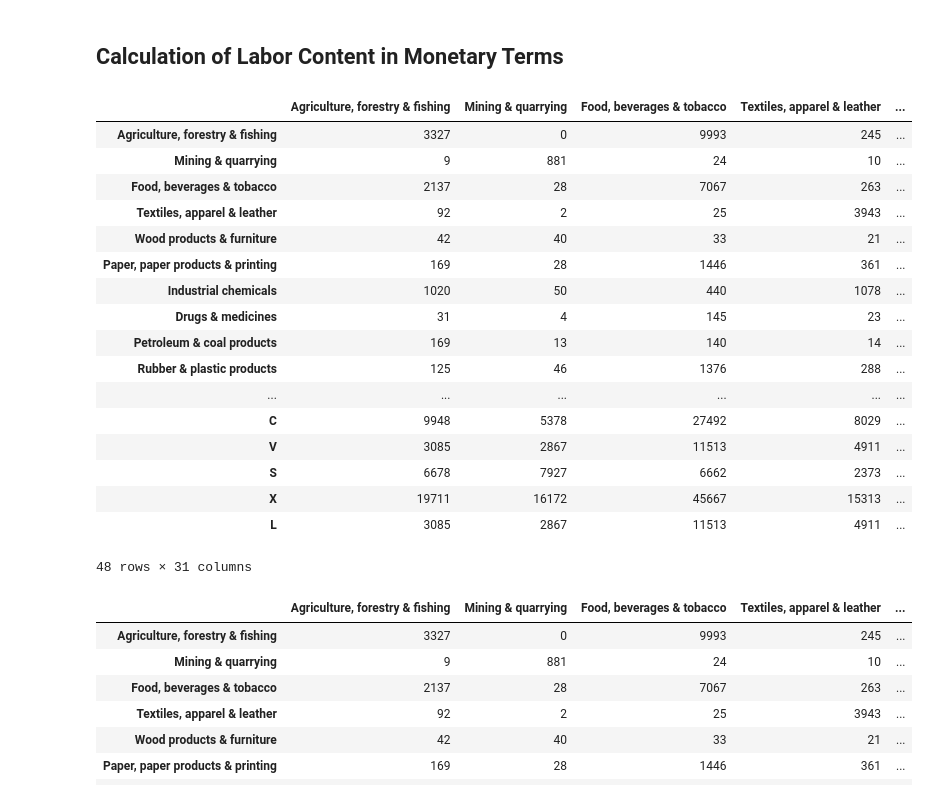
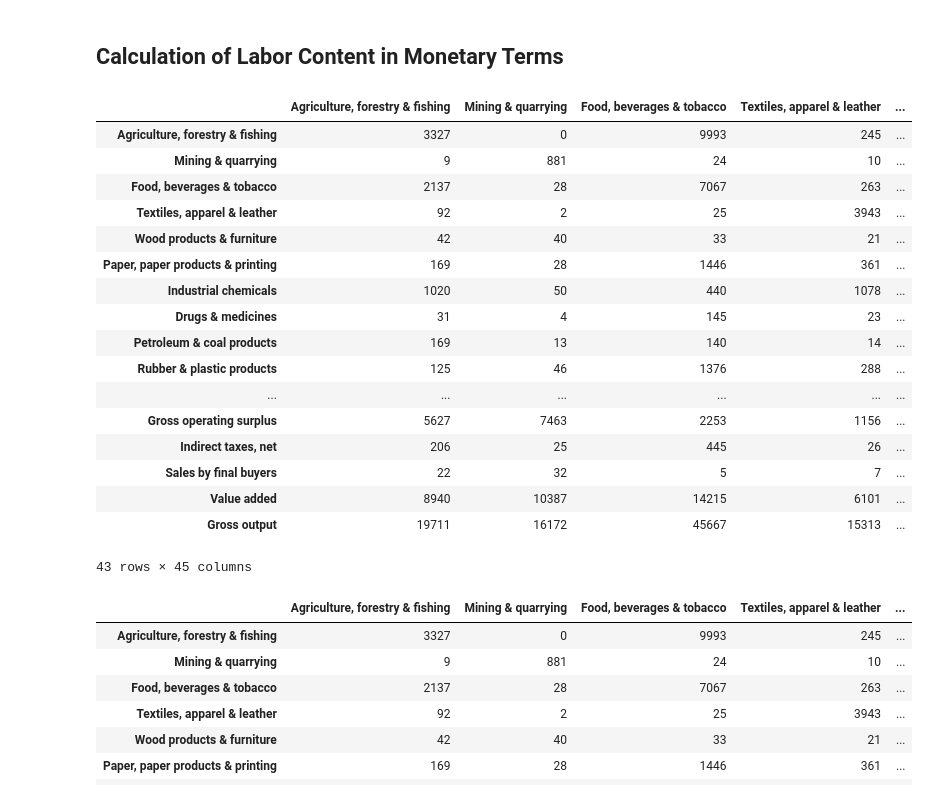
Before and after one commit to Djamil17/iotables, a Jupyter notebook: python/iterative_labor_calculation.ipynb, the cells around one changed output. Cells and saved outputs as stored; diff of their text form; code cells hidden in the pictures.

```diff
--- a/python/iterative_labor_calculation.ipynb
+++ b/python/iterative_labor_calculation.ipynb
@@ -3,34 +46,31 @@
 # %%
-import numpy as np
-import pandas as pd
-
 ## uk data io
 
-file = '/Users/djamillakhdarhamina/Desktop/io-1990.csv'
+file = '/Users/djamillakhdarhamina/Desktop/io.csv'
 with open(file, 'rt') as f:
     data = pd.read_csv(f, index_col=0)
 
 
 ## full dataset
 data
 # %% [output]
 |  | Agriculture, forestry & fishing | Mining & quarrying | Food, beverages & tobacco | Textiles, apparel & leather | ... |
 | Agriculture, forestry & fishing | 3327 | 0 | 9993 | 245 | ... |
 | Mining & quarrying | 9 | 881 | 24 | 10 | ... |
 | Food, beverages & tobacco | 2137 | 28 | 7067 | 263 | ... |
 | Textiles, apparel & leather | 92 | 2 | 25 | 3943 | ... |
 | Wood products & furniture | 42 | 40 | 33 | 21 | ... |
 | Paper, paper products & printing | 169 | 28 | 1446 | 361 | ... |
 | Industrial chemicals | 1020 | 50 | 440 | 1078 | ... |
 | Drugs & medicines | 31 | 4 | 145 | 23 | ... |
 | Petroleum & coal products | 169 | 13 | 140 | 14 | ... |
 | Rubber & plastic products | 125 | 46 | 1376 | 288 | ... |
 | ... | ... | ... | ... | ... | ... |
-| C | 9948 | 5378 | 27492 | 8029 | ... |
-| V | 3085 | 2867 | 11513 | 4911 | ... |
-| S | 6678 | 7927 | 6662 | 2373 | ... |
-| X | 19711 | 16172 | 45667 | 15313 | ... |
-| L | 3085 | 2867 | 11513 | 4911 | ... |
+| Gross operating surplus | 5627 | 7463 | 2253 | 1156 | ... |
+| Indirect taxes, net | 206 | 25 | 445 | 26 | ... |
+| Sales by final buyers | 22 | 32 | 5 | 7 | ... |
+| Value added | 8940 | 10387 | 14215 | 6101 | ... |
+| Gross output | 19711 | 16172 | 45667 | 15313 | ... |
-48 rows × 31 columns
+43 rows × 45 columns
 # %%
 ## A is the matrix of coefficients , the columns and rows included are Agricultre
```
Also changed, not shown: parts of 8 cells of this notebook.
